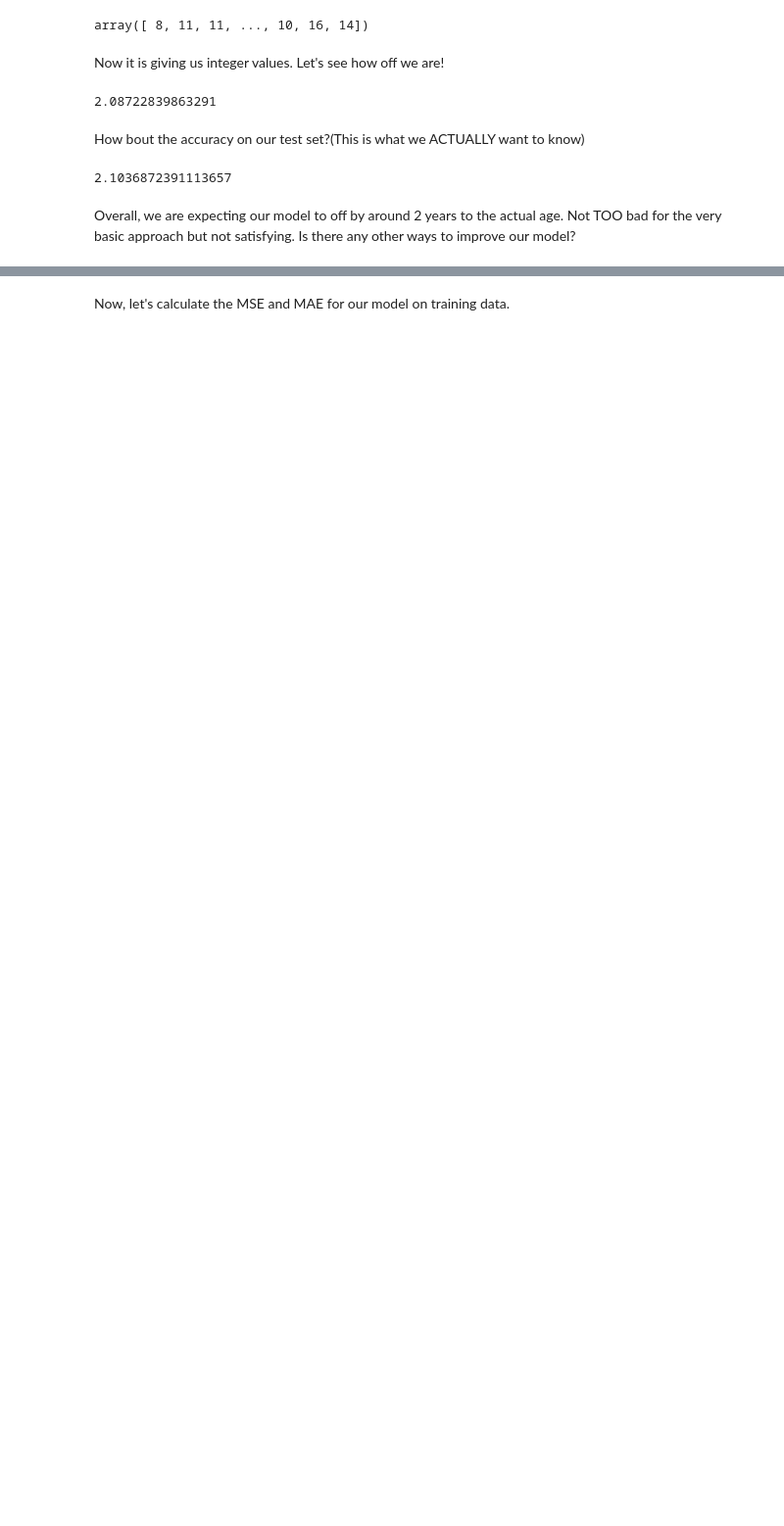
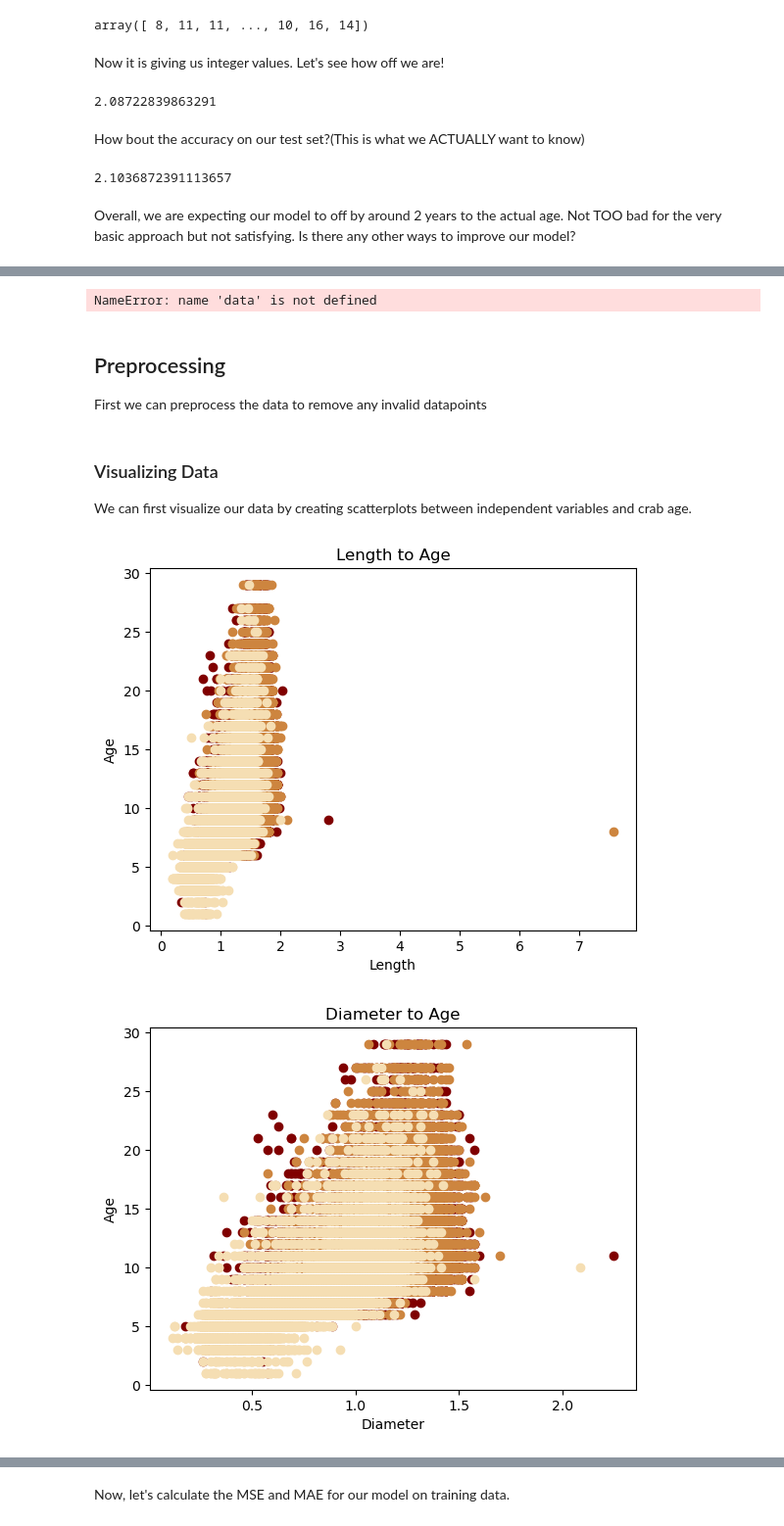
Before and after one commit to sunwoo604/Tritonhack2024-ML-Starter-Kit, a Jupyter notebook: notebook/starter_notebook.ipynb, the cells around one changed output, grey strips where cells are left out. Shown at 98% size. Cells and saved outputs as stored; diff of their text form; code cells hidden in the pictures; blank space fills up the shorter version.

Commit message:
combined notebook

```diff
--- a/notebook/starter_notebook.ipynb
+++ b/notebook/starter_notebook.ipynb
@@ -201,0 +211,72 @@ Not TOO bad for the very basic approach but not satisfying. Is there any other w
+# %%
+#Separate by sex
+data_male_only = data[data['Sex']=='M']
+data_female_only = data[data['Sex']=='F']
+data_indeterminate_only = data[data['Sex']=='I']
+
+# Combine for easier access
+all_data = {"Male" : data_male_only, "Female" : data_female_only, "Indeterminate" : data_indeterminate_only}
+
+# We can use the male only columns to check both female
+# and indeterminate gender because the variables are the same
+categories = data_male_only.columns[1:10]
+
+# Remove any data with invalid entries (value <= 0)
+for gender in all_data:
+    for var in categories:
+        all_data[gender] = all_data[gender][all_data[gender][var] > 0]
+# %% [output]
+NameError: name 'data' is not defined
+# %% [markdown]
+## Preprocessing
+
+First we can preprocess the data to remove any invalid datapoints
+# %%
+# Separate by sex
+data_male_only = data[data['Sex']=='M']
+data_female_only = data[data['Sex']=='F']
+data_indeterminate_only = data[data['Sex']=='I']
+
+# Combine for easier access
+all_data = {"Male" : data_male_only, "Female" : data_female_only, "Indeterminate" : data_indeterminate_only}
+
+# We can use the male only columns to check both female
+# and indeterminate gender because the variables are the same
+categories = data_male_only.columns[2:10]
+
+# Remove any data with invalid entries (value <= 0)
+for gender in all_data:
+    for var in categories:
+        all_data[gender] = all_data[gender][all_data[gender][var] > 0]
+# %% [markdown]
+### Visualizing Data
+
+We can first visualize our data by creating scatterplots between independent variables and crab age.
+# %%
+# Draw the scatterplot
+
+# Colors of plots: maroon = male, peru = female, wheat = indeterminate
+colors = ["maroon", "peru", "wheat"]
+
+for var in categories[:-1]:
+
+    # Title/axis of plot
+    plt.title("{} to Age".format(var))
+    plt.xlabel(var)
+    plt.ylabel("Age")
+
+    for i, gender in enumerate(all_data):
+        # Get age data, (dependent variable)
+        y = all_data[gender]['Age']
+
+        # Get data without id, sex, and age
+        X = all_data[gender].drop(['id','Sex','Age'],axis=1)
+
+        # Plot data for specific gender
+        plt.scatter(X[var], y, c = colors[i])
+
+    # Show plot
+    plt.show()
+# %% [output]
+[figure, added]
+[figure, added]
```
Also changed, not shown: parts of 64 cells of this notebook, 4 other files.
